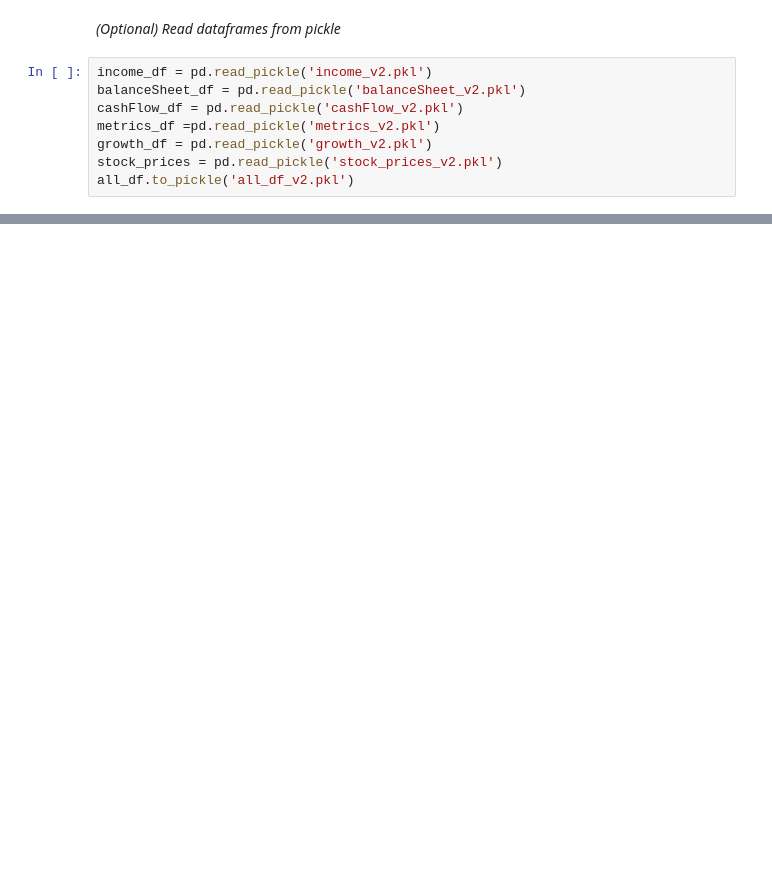
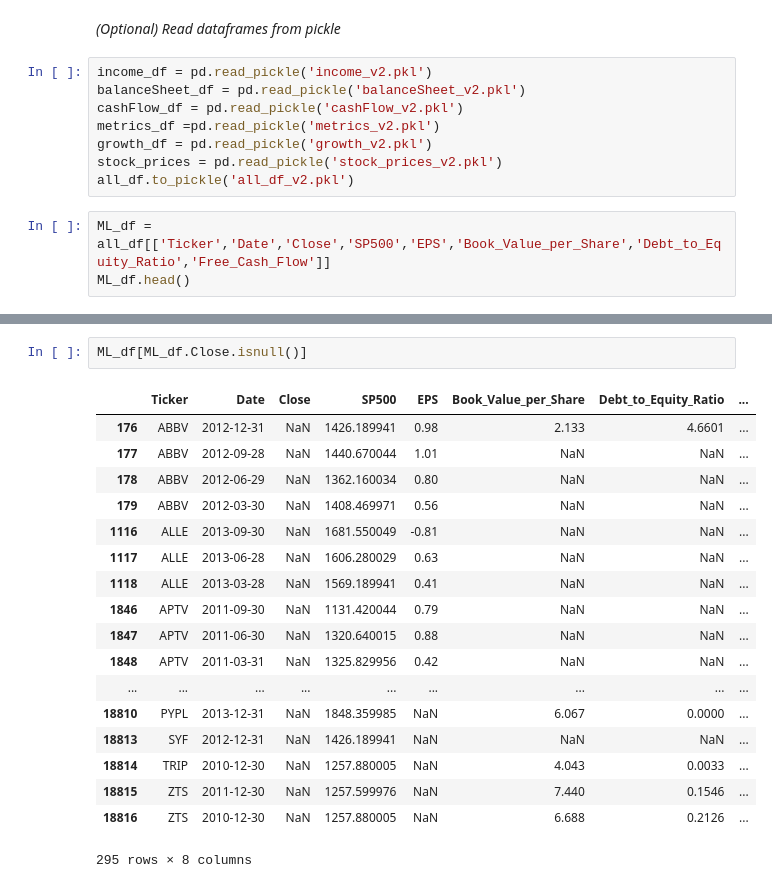
Before and after one commit to JayRajasekharan/Machine-Learning, a Jupyter notebook: Stocks/Stocks.ipynb, the cells around one changed output, grey strips where cells are left out. Cells and saved outputs as stored; diff of their text form; blank space fills up the shorter version.

```diff
--- a/Stocks/Stocks.ipynb
+++ b/Stocks/Stocks.ipynb
@@ -405,3 +487,6 @@ metrics_df =pd.read_pickle('metrics_v2.pkl')
 growth_df = pd.read_pickle('growth_v2.pkl')
 stock_prices = pd.read_pickle('stock_prices_v2.pkl')
 all_df.to_pickle('all_df_v2.pkl')
+# %%
+ML_df = all_df[['Ticker','Date','Close','SP500','EPS','Book_Value_per_Share','Debt_to_Equity_Ratio','Free_Cash_Flow']]
+ML_df.head()
@@ -407,0 +516,21 @@ all_df.to_pickle('all_df_v2.pkl')
+# %%
+ML_df[ML_df.Close.isnull()]
+# %% [output]
+|  | Ticker | Date | Close | SP500 | EPS | Book_Value_per_Share | Debt_to_Equity_Ratio | ... |
+| 176 | ABBV | 2012-12-31 | NaN | 1426.189941 | 0.98 | 2.133 | 4.6601 | ... |
+| 177 | ABBV | 2012-09-28 | NaN | 1440.670044 | 1.01 | NaN | NaN | ... |
+| 178 | ABBV | 2012-06-29 | NaN | 1362.160034 | 0.80 | NaN | NaN | ... |
+| 179 | ABBV | 2012-03-30 | NaN | 1408.469971 | 0.56 | NaN | NaN | ... |
+| 1116 | ALLE | 2013-09-30 | NaN | 1681.550049 | -0.81 | NaN | NaN | ... |
+| 1117 | ALLE | 2013-06-28 | NaN | 1606.280029 | 0.63 | NaN | NaN | ... |
+| 1118 | ALLE | 2013-03-28 | NaN | 1569.189941 | 0.41 | NaN | NaN | ... |
+| 1846 | APTV | 2011-09-30 | NaN | 1131.420044 | 0.79 | NaN | NaN | ... |
+| 1847 | APTV | 2011-06-30 | NaN | 1320.640015 | 0.88 | NaN | NaN | ... |
+| 1848 | APTV | 2011-03-31 | NaN | 1325.829956 | 0.42 | NaN | NaN | ... |
+| ... | ... | ... | ... | ... | ... | ... | ... | ... |
+| 18810 | PYPL | 2013-12-31 | NaN | 1848.359985 | NaN | 6.067 | 0.0000 | ... |
+| 18813 | SYF | 2012-12-31 | NaN | 1426.189941 | NaN | NaN | NaN | ... |
+| 18814 | TRIP | 2010-12-30 | NaN | 1257.880005 | NaN | 4.043 | 0.0033 | ... |
+| 18815 | ZTS | 2011-12-30 | NaN | 1257.599976 | NaN | 7.440 | 0.1546 | ... |
+| 18816 | ZTS | 2010-12-30 | NaN | 1257.880005 | NaN | 6.688 | 0.2126 | ... |
+295 rows × 8 columns
```
Also changed, not shown: parts of 10 cells of this notebook.
